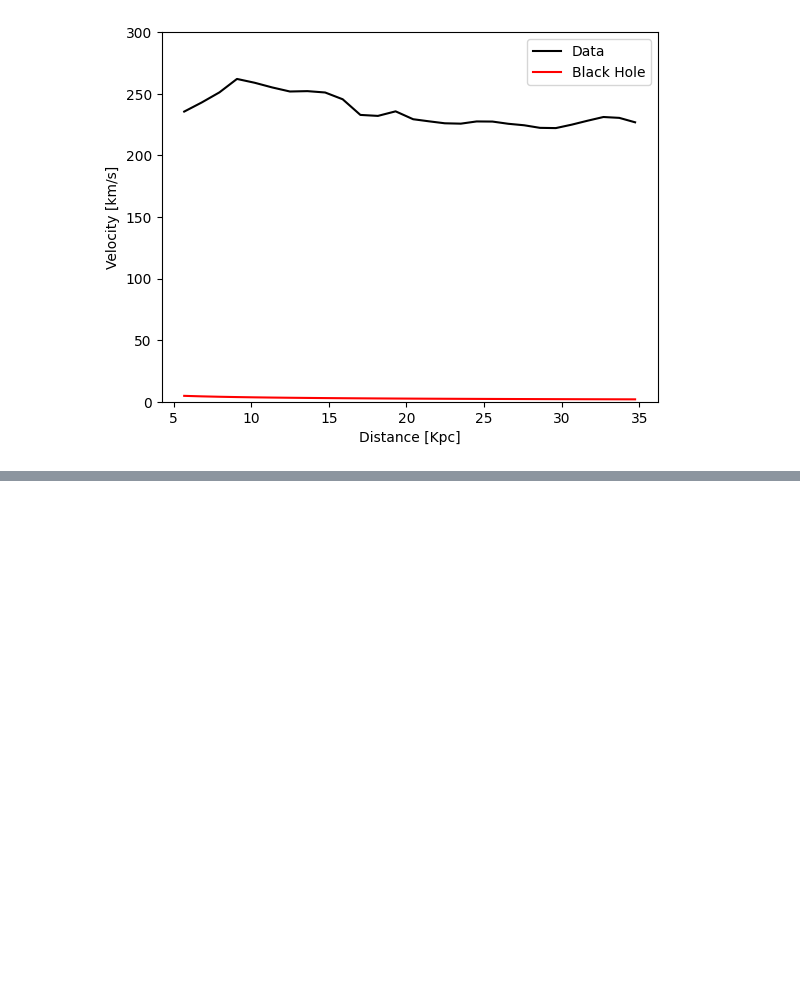
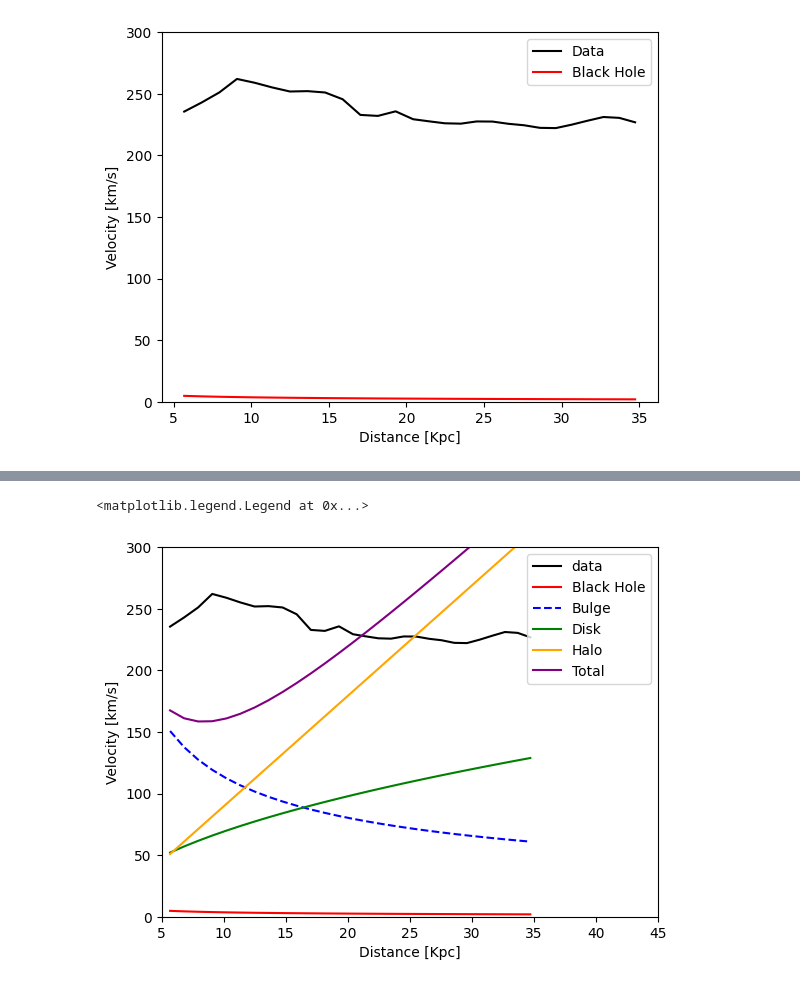
Before and after one commit to Kaitlynn218/Dark-Matter, a Jupyter notebook: class_demo.ipynb, the cells around one changed output, grey strips where cells are left out. Cells and saved outputs as stored; diff of their text form; code cells hidden in the pictures; blank space fills up the shorter version.

```diff
--- a/class_demo.ipynb
+++ b/class_demo.ipynb
@@ -110,0 +228,14 @@ plt.legend()
+# %%
+def calculate_total_velocity(radius, disk_density, halo_density, mass_bulge, mass_bh):
+  disk_mass = disk_density * (np.pi * radius ** 2)
+  halo_mass = halo_density * ( 4/3 * np.pi * radius ** 3)
+  return np.sqrt( ac.G * (disk_mass + halo_mass + mass_bulge + mass_bh) / radius)
+# %%
+vel_total = np.zeros(np.shape(dis)) * u.km / u.s
+mass_bh = 3e7 * u.solMass
+mass_bulge = 3e10 * u.solMass
+for i, radius in enumerate (dis):
+  rad = radius * 1000 * u.parsec
+  orb_vel = calculate_total_velocity(rad, disk_density, halo_density, mass_bulge, mass_bh )
+  vel_total[i] = orb_vel
+  print("The orbital velocity at ", radius, " kpc= ", orb_vel.to(u.km / u.s))
@@ -110,0 +260,17 @@ plt.legend()
+# %%
+dis = tab["col2"]
+vel = tab["col3"]
+plt.plot(dis, vel, color="black", label="data")
+plt.plot(dis, vel_bh.value, color="red", label="Black Hole")
+plt.plot(dis, bulge_vel.value, color="blue", label="Bulge", linestyle= "dashed")
+plt.plot(dis, disk_vel.value, color="green", label="Disk")
+plt.plot(dis, halo_vel.value, color="orange", label="Halo")
+plt.plot(dis, vel_total.value, color="purple", label="Total")
+plt.xlabel("Distance [Kpc]")
+plt.ylabel("Velocity [km/s]")
+plt.ylim(0,300)
+plt.xlim(5,45)
+plt.legend()
+# %% [output]
+<matplotlib.legend.Legend at 0x...>
+[figure, added]
```
Also changed, not shown: parts of 17 cells of this notebook.
